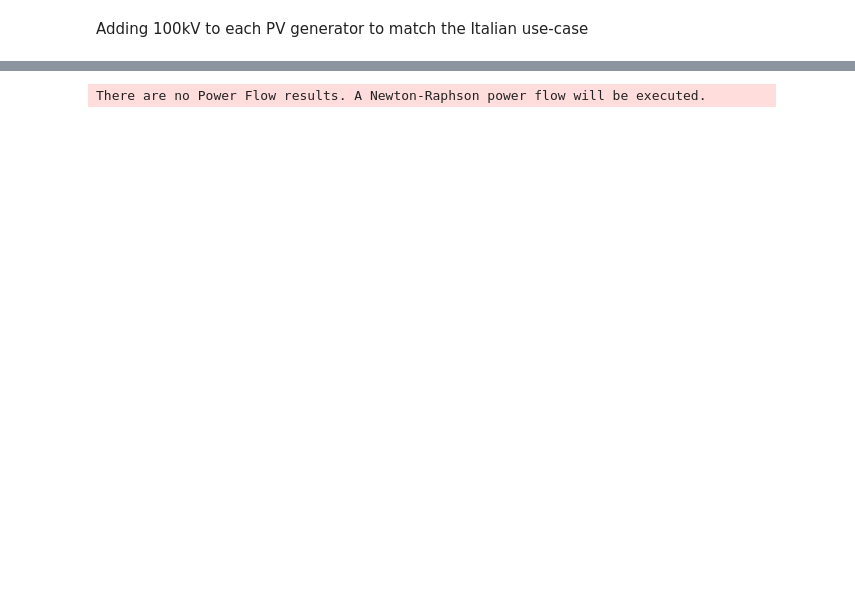
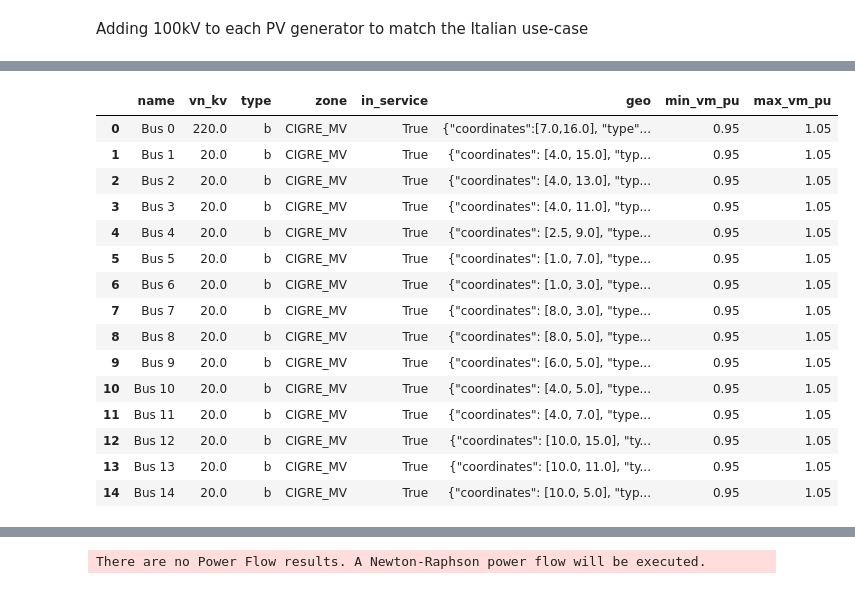
Before and after one commit to Dosclic98/pandapower-tests, a Jupyter notebook: pandapower_playground.ipynb, the cells around one changed output, grey strips where cells are left out. Cells and saved outputs as stored; diff of their text form; code cells hidden in the pictures; blank space fills up the shorter version.

```diff
--- a/pandapower_playground.ipynb
+++ b/pandapower_playground.ipynb
@@ -76,2 +90,25 @@ net.sgen
+# %%
+# Add bus voltage constraints
+for i in range(len(net.bus)):
+    net.bus.at[i, "min_vm_pu"] = 0.95
+    net.bus.at[i, "max_vm_pu"] = 1.05
+net.bus
+# %% [output]
+|  | name | vn_kv | type | zone | in_service | geo | min_vm_pu | max_vm_pu |
+| 0 | Bus 0 | 220.0 | b | CIGRE_MV | True | {"coordinates":[7.0,16.0], "type"... | 0.95 | 1.05 |
+| 1 | Bus 1 | 20.0 | b | CIGRE_MV | True | {"coordinates": [4.0, 15.0], "typ... | 0.95 | 1.05 |
+| 2 | Bus 2 | 20.0 | b | CIGRE_MV | True | {"coordinates": [4.0, 13.0], "typ... | 0.95 | 1.05 |
+| 3 | Bus 3 | 20.0 | b | CIGRE_MV | True | {"coordinates": [4.0, 11.0], "typ... | 0.95 | 1.05 |
+| 4 | Bus 4 | 20.0 | b | CIGRE_MV | True | {"coordinates": [2.5, 9.0], "type... | 0.95 | 1.05 |
+| 5 | Bus 5 | 20.0 | b | CIGRE_MV | True | {"coordinates": [1.0, 7.0], "type... | 0.95 | 1.05 |
+| 6 | Bus 6 | 20.0 | b | CIGRE_MV | True | {"coordinates": [1.0, 3.0], "type... | 0.95 | 1.05 |
+| 7 | Bus 7 | 20.0 | b | CIGRE_MV | True | {"coordinates": [8.0, 3.0], "type... | 0.95 | 1.05 |
+| 8 | Bus 8 | 20.0 | b | CIGRE_MV | True | {"coordinates": [8.0, 5.0], "type... | 0.95 | 1.05 |
+| 9 | Bus 9 | 20.0 | b | CIGRE_MV | True | {"coordinates": [6.0, 5.0], "type... | 0.95 | 1.05 |
+| 10 | Bus 10 | 20.0 | b | CIGRE_MV | True | {"coordinates": [4.0, 5.0], "type... | 0.95 | 1.05 |
+| 11 | Bus 11 | 20.0 | b | CIGRE_MV | True | {"coordinates": [4.0, 7.0], "type... | 0.95 | 1.05 |
+| 12 | Bus 12 | 20.0 | b | CIGRE_MV | True | {"coordinates": [10.0, 15.0], "ty... | 0.95 | 1.05 |
+| 13 | Bus 13 | 20.0 | b | CIGRE_MV | True | {"coordinates": [10.0, 11.0], "ty... | 0.95 | 1.05 |
+| 14 | Bus 14 | 20.0 | b | CIGRE_MV | True | {"coordinates": [10.0, 5.0], "typ... | 0.95 | 1.05 |
 # %%
 # Setting load scaling in case needed
```
Also changed, not shown: parts of 6 cells of this notebook.
